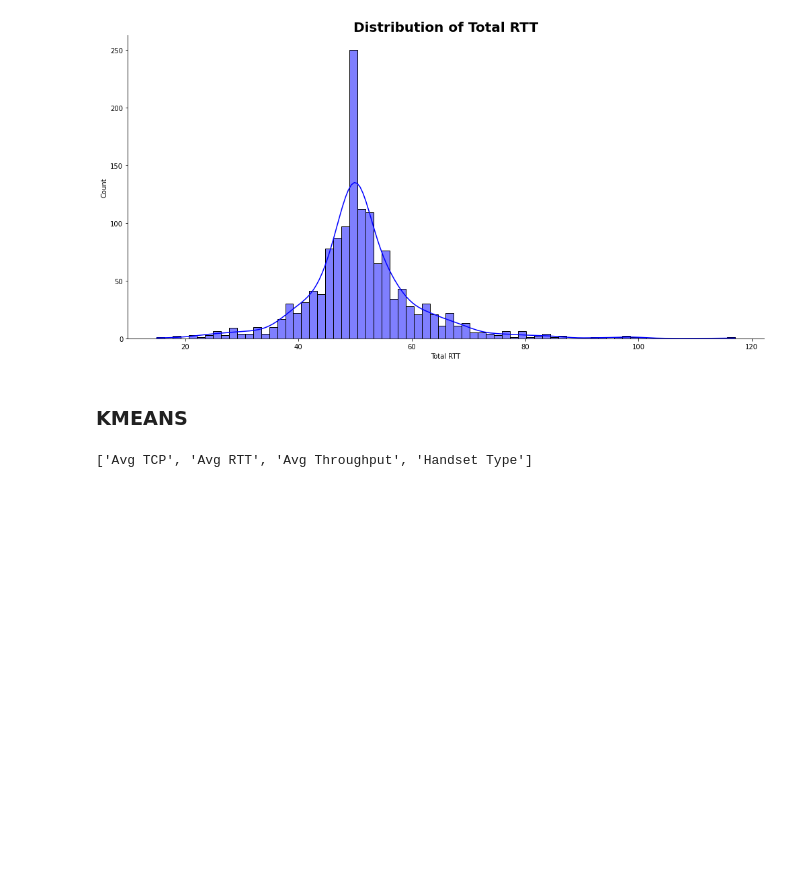
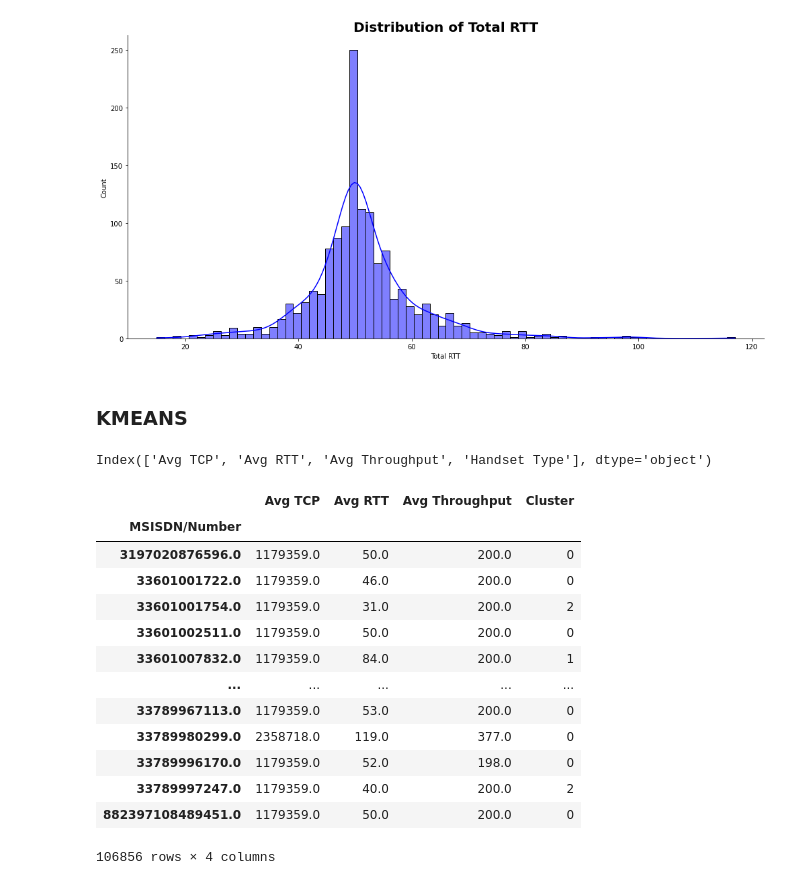
Before and after one commit to sidoine-dako/User-Analytics-Telecom-Industry, a Jupyter notebook: notebook/Task 3 - Experience Analytics.ipynb, the cells around one changed output. Drawn from its saved outputs; the diff is of its cells as text; code cells hidden in the pictures; blank space fills up the shorter version.

```diff
--- a/notebook/Task 3 - Experience Analytics.ipynb
+++ b/notebook/Task 3 - Experience Analytics.ipynb
@@ -315,9 +331,30 @@ def scale_normalize(df,columns ):
 # %%
-dfExp.columns.to_list()
+dfExp.columns
 # %% [output]
-['Avg TCP', 'Avg RTT', 'Avg Throughput', 'Handset Type']
+Index(['Avg TCP', 'Avg RTT', 'Avg Throughput', 'Handset Type'], dtype='object')
 # %%
-dfKmeans = dfExp['Avg TCP', 'Avg RTT', 'Avg Throughput']
-dfKmeansScale = scale_normalize(dfKmeans,['Avg TCP', 'Avg RTT', 'Avg Throughput'])
-kmeans = KMeans(n_clusters=3)
-k
+dfKm = dfExp[['Avg TCP', 'Avg RTT', 'Avg Throughput']]
+dfKmNorm = normalizer(dfKm,['Avg TCP', 'Avg RTT', 'Avg Throughput'])
+km = KMeans(n_clusters=3)
+km.fit(dfKmNorm)
+# Predict the cluster
+clust = km.predict(dfKmNorm)
+
+dfKmFV = dfKm.copy()
+dfKmFV['Cluster'] = clust
+dfKmFV
+# %% [output]
+|  | Avg TCP | Avg RTT | Avg Throughput | Cluster |
+| MSISDN/Number |  |  |  |  |
+| 3197020876596.0 | 1179359.0 | 50.0 | 200.0 | 0 |
+| 33601001722.0 | 1179359.0 | 46.0 | 200.0 | 0 |
+| 33601001754.0 | 1179359.0 | 31.0 | 200.0 | 2 |
+| 33601002511.0 | 1179359.0 | 50.0 | 200.0 | 0 |
+| 33601007832.0 | 1179359.0 | 84.0 | 200.0 | 1 |
+| ... | ... | ... | ... | ... |
+| 33789967113.0 | 1179359.0 | 53.0 | 200.0 | 0 |
+| 33789980299.0 | 2358718.0 | 119.0 | 377.0 | 0 |
+| 33789996170.0 | 1179359.0 | 52.0 | 198.0 | 0 |
+| 33789997247.0 | 1179359.0 | 40.0 | 200.0 | 2 |
+| 882397108489451.0 | 1179359.0 | 50.0 | 200.0 | 0 |
+106856 rows × 4 columns
```
Also changed, not shown: parts of 4 cells of this notebook.
